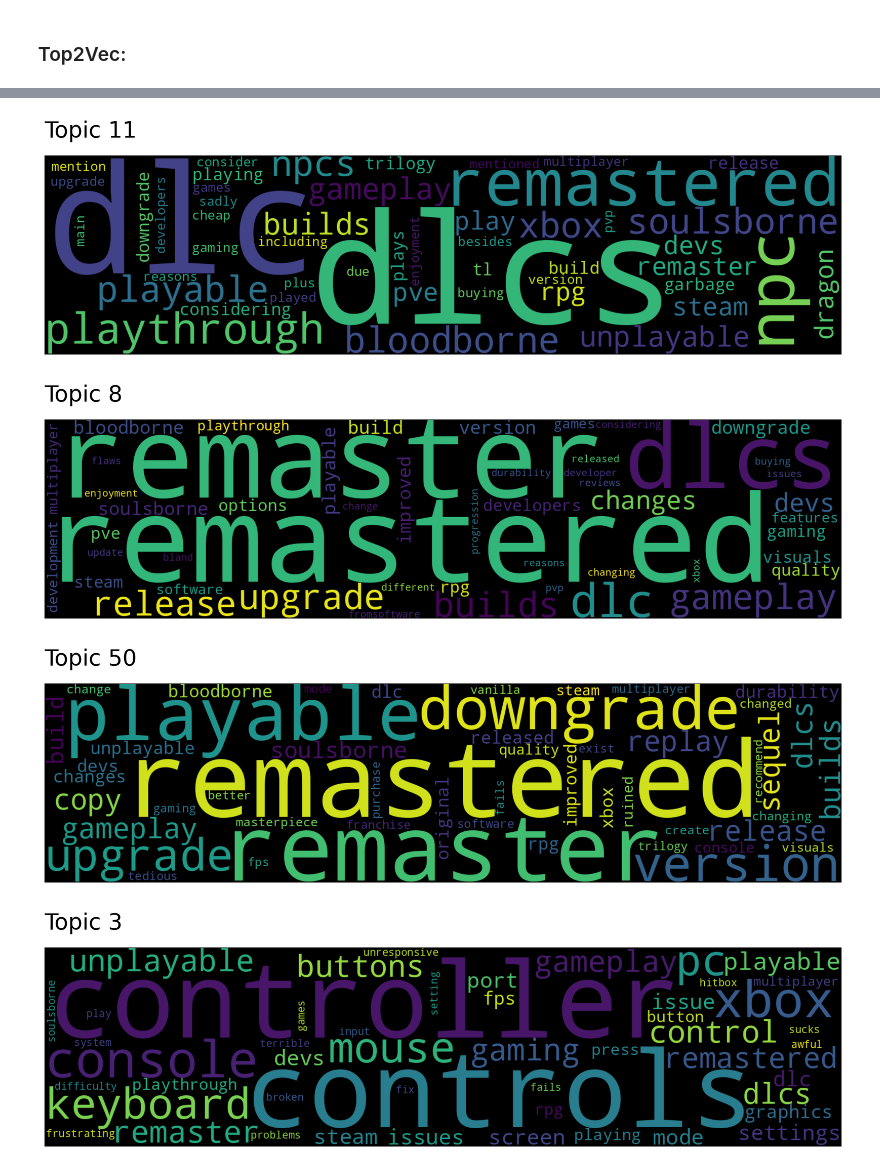
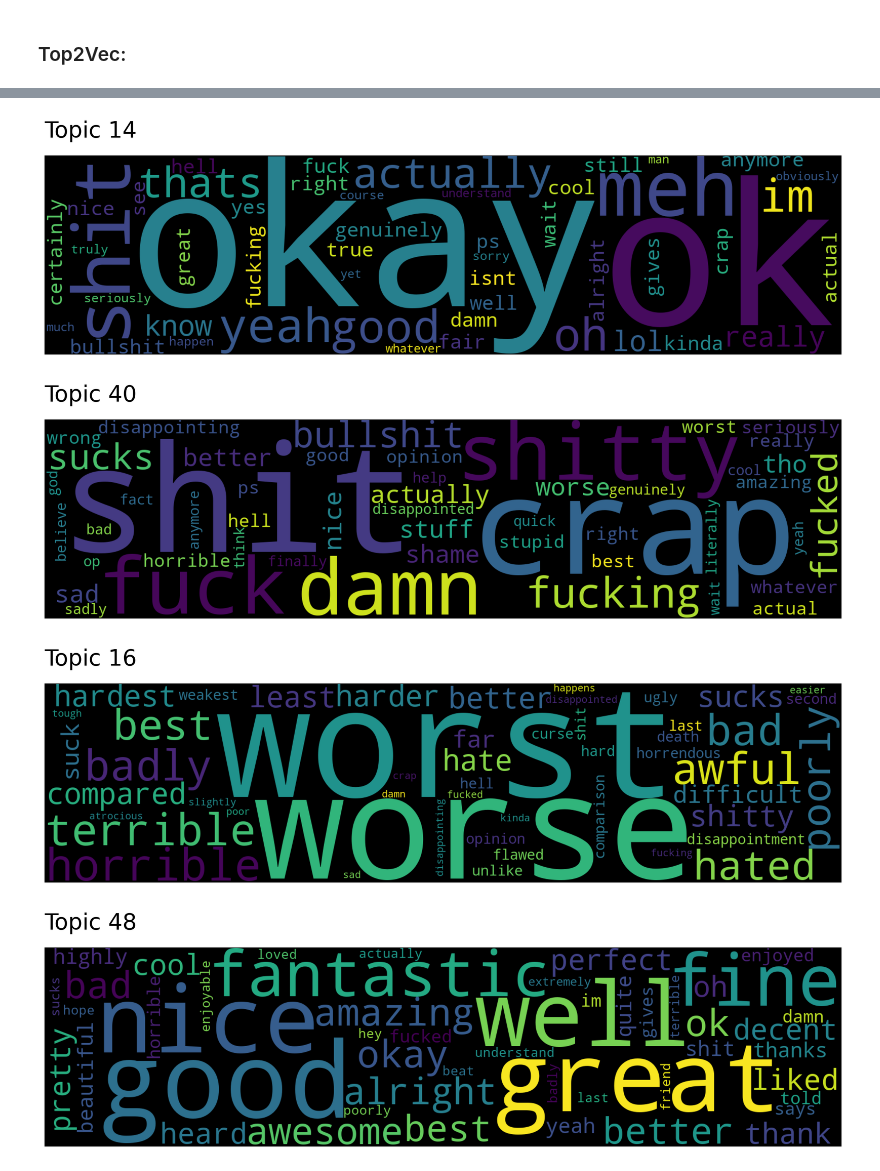
Before and after one commit to BrandonDioneda/Dark-Souls-2-Reviews, a Jupyter notebook: Top2Vec.ipynb, the cells around one changed output, grey strips where cells are left out. Drawn from its saved outputs; the diff is of its cells as text; code cells hidden in the pictures.

Commit message:
top2vec neg topics model

```diff
--- a/Top2Vec.ipynb
+++ b/Top2Vec.ipynb
@@ -234,12 +51,12 @@ neg_topic_words, neg_word_scores, neg_topic_nums
 # %%
-neg_mdl.save("neg_topics_model")
-neg_mdl = Top2Vec.load("neg_topics_model")
+neg_mdl.save("models/neg_topics_model")
+neg_mdl = Top2Vec.load("models/neg_topics_model")
 # %%
-topic_words, word_scores, topic_scores, topic_nums = neg_mdl.search_topics(keywords=["dlc"], num_topics=5)
+topic_words, word_scores, topic_scores, topic_nums = neg_mdl.search_topics(keywords=["story"], num_topics=5)
 for topic in topic_nums:
     neg_mdl.generate_topic_wordcloud(topic)
 # %% [output]
-[figure, old version]
+[figure, new version]
-[figure, old version]
+[figure, new version]
-[figure, old version]
+[figure, new version]
-[figure, old version]
+[figure, new version]
```
Also changed, not shown: parts of 29 cells of this notebook, 2 other files.
